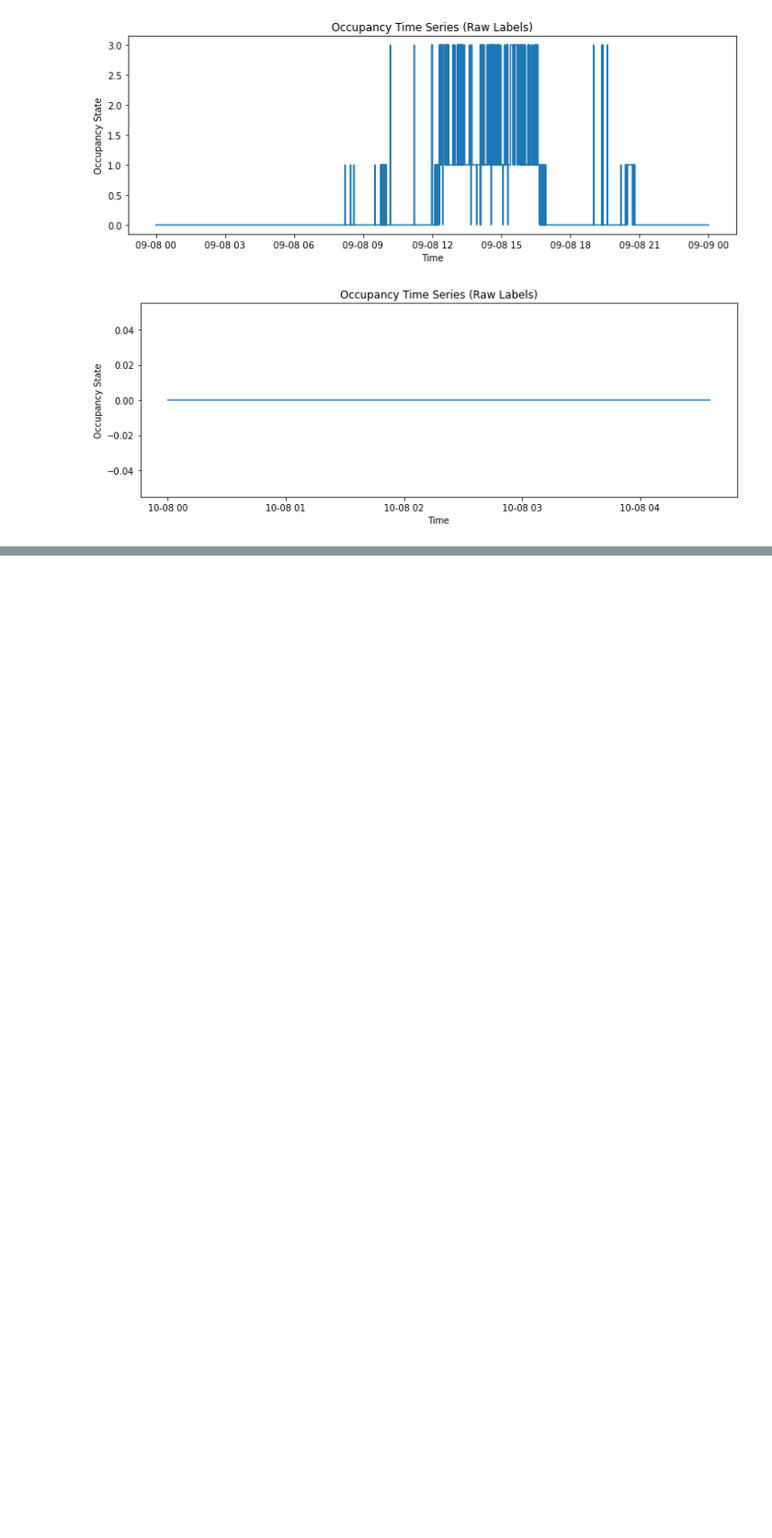
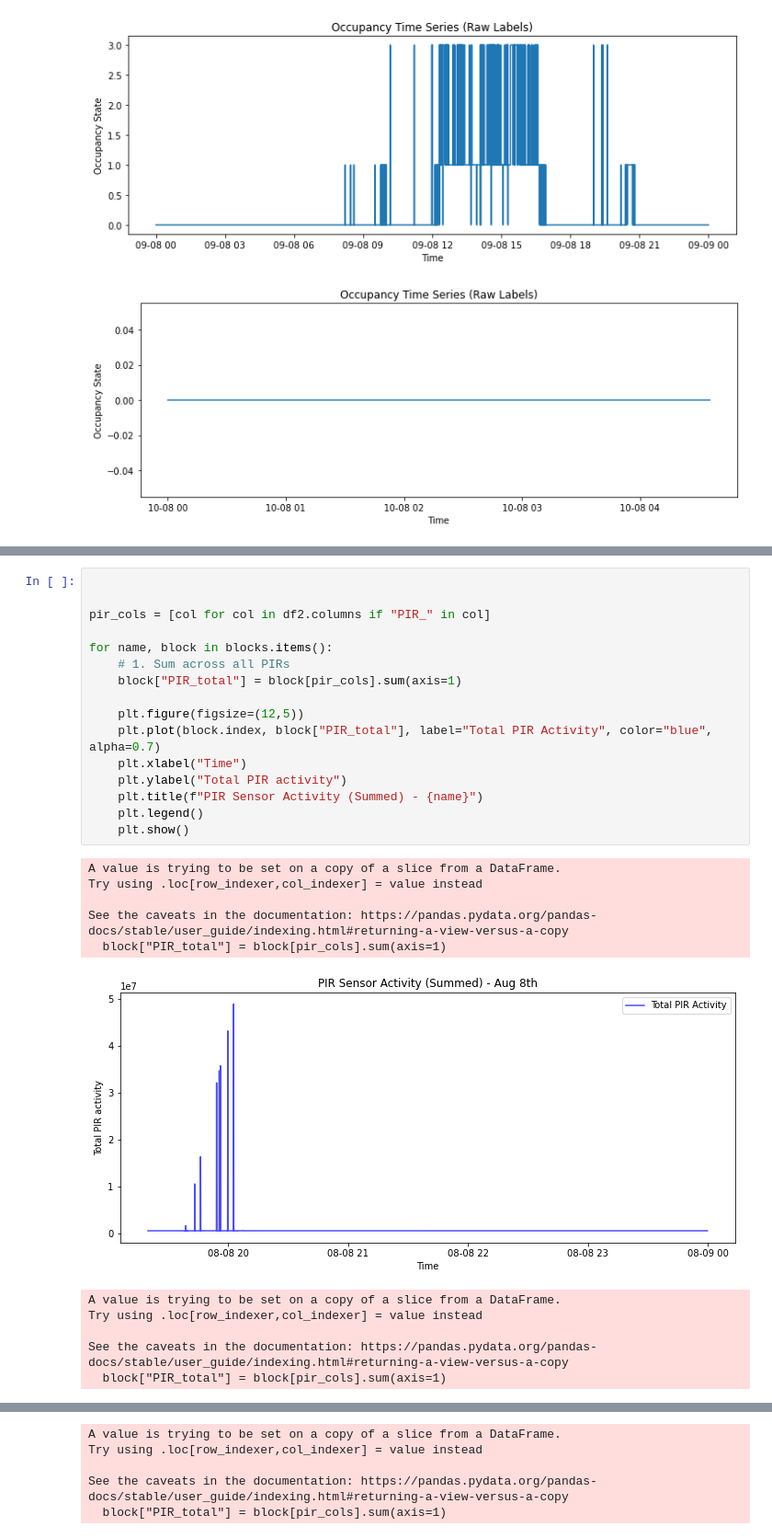
Before and after one commit to Grace-5507/Office-Occupancy-Prediction, a Jupyter notebook: PIRvision_FoG_presence_detection.ipynb, the cells around one changed output, grey strips where cells are left out. Shown at 92% size. Drawn from its saved outputs; the diff is of its cells as text; blank space fills up the shorter version.

```diff
--- a/PIRvision_FoG_presence_detection.ipynb
+++ b/PIRvision_FoG_presence_detection.ipynb
@@ -478,0 +511,28 @@ df_all
+# %%
+
+
+pir_cols = [col for col in df2.columns if "PIR_" in col]
+
+for name, block in blocks.items():
+    # 1. Sum across all PIRs
+    block["PIR_total"] = block[pir_cols].sum(axis=1)
+
+    plt.figure(figsize=(12,5))
+    plt.plot(block.index, block["PIR_total"], label="Total PIR Activity", color="blue", alpha=0.7)
+    plt.xlabel("Time")
+    plt.ylabel("Total PIR activity")
+    plt.title(f"PIR Sensor Activity (Summed) - {name}")
+    plt.legend()
+    plt.show()
+# %% [output]
+A value is trying to be set on a copy of a slice from a DataFrame.
+Try using .loc[row_indexer,col_indexer] = value instead
+
+See the caveats in the documentation: https://pandas.pydata.org/pandas-docs/stable/user_guide/indexing.html#returning-a-view-versus-a-copy
+  block["PIR_total"] = block[pir_cols].sum(axis=1)
+[figure, added]
+A value is trying to be set on a copy of a slice from a DataFrame.
+Try using .loc[row_indexer,col_indexer] = value instead
+
+See the caveats in the documentation: https://pandas.pydata.org/pandas-docs/stable/user_guide/indexing.html#returning-a-view-versus-a-copy
+  block["PIR_total"] = block[pir_cols].sum(axis=1)
@@ -478,0 +540,5 @@ df_all
+A value is trying to be set on a copy of a slice from a DataFrame.
+Try using .loc[row_indexer,col_indexer] = value instead
+
+See the caveats in the documentation: https://pandas.pydata.org/pandas-docs/stable/user_guide/indexing.html#returning-a-view-versus-a-copy
+  block["PIR_total"] = block[pir_cols].sum(axis=1)
```
Also changed, not shown: parts of 13 cells of this notebook.
